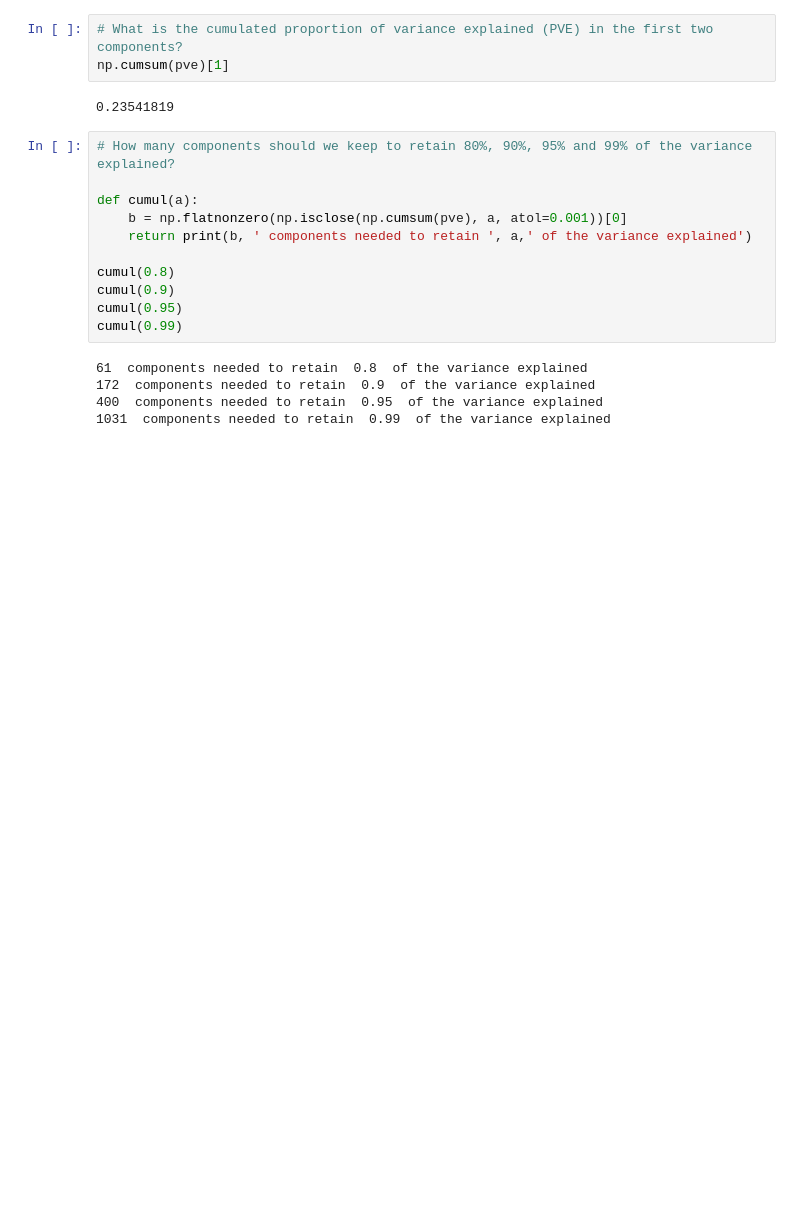
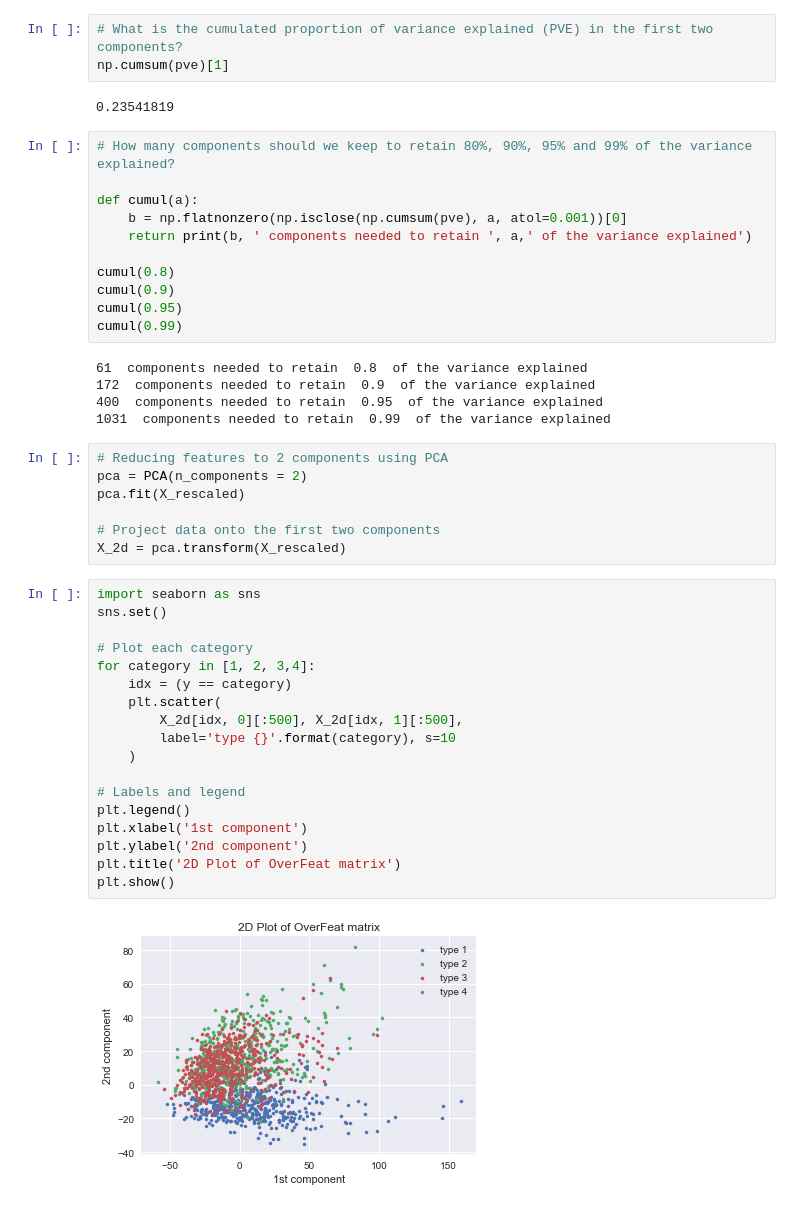
Before and after one commit to petrum01/exts-aml3, a Jupyter notebook: Data exploration.ipynb, the cells around one changed output. Cells and saved outputs as stored; diff of their text form; blank space fills up the shorter version.

```diff
--- a/Data exploration.ipynb
+++ b/Data exploration.ipynb
@@ -174,3 +174,30 @@ cumul(0.99)
 172  components needed to retain  0.9  of the variance explained
 400  components needed to retain  0.95  of the variance explained
 1031  components needed to retain  0.99  of the variance explained
+# %%
+# Reducing features to 2 components using PCA
+pca = PCA(n_components = 2)
+pca.fit(X_rescaled)
+
+# Project data onto the first two components
+X_2d = pca.transform(X_rescaled)
+# %%
+import seaborn as sns
+sns.set()
+
+# Plot each category
+for category in [1, 2, 3,4]:
+    idx = (y == category)
+    plt.scatter(
+        X_2d[idx, 0][:500], X_2d[idx, 1][:500],
+        label='type {}'.format(category), s=10
+    )
+
+# Labels and legend
+plt.legend()
+plt.xlabel('1st component')
+plt.ylabel('2nd component')
+plt.title('2D Plot of OverFeat matrix')
+plt.show()
+# %% [output]
+[figure, added]
```
Also changed, not shown: parts of 2 cells of this notebook.
